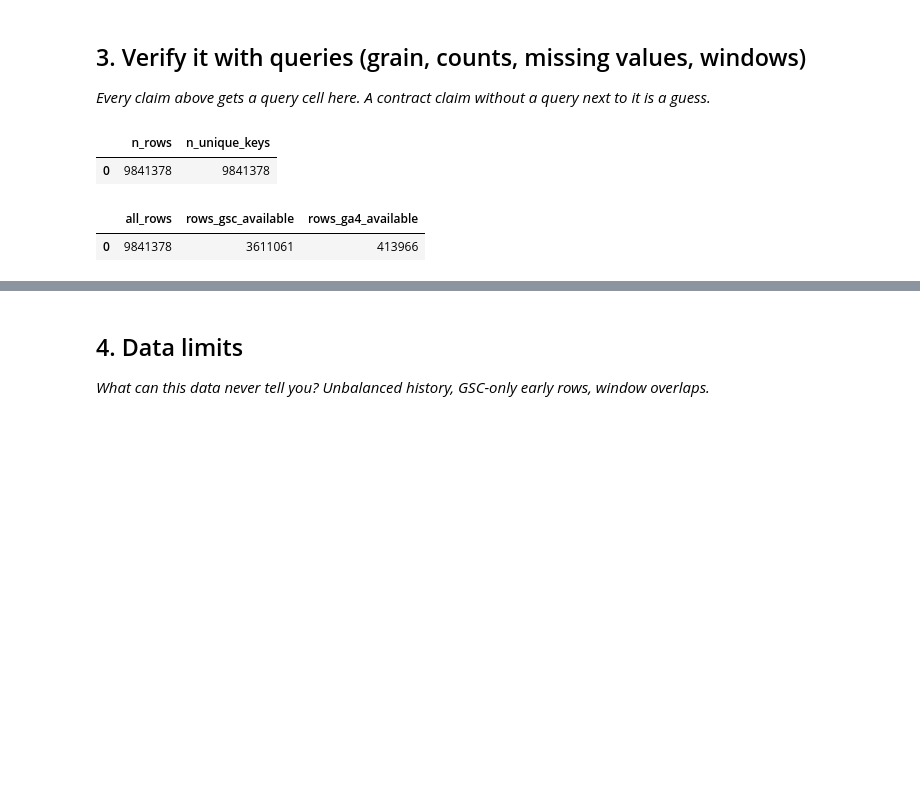
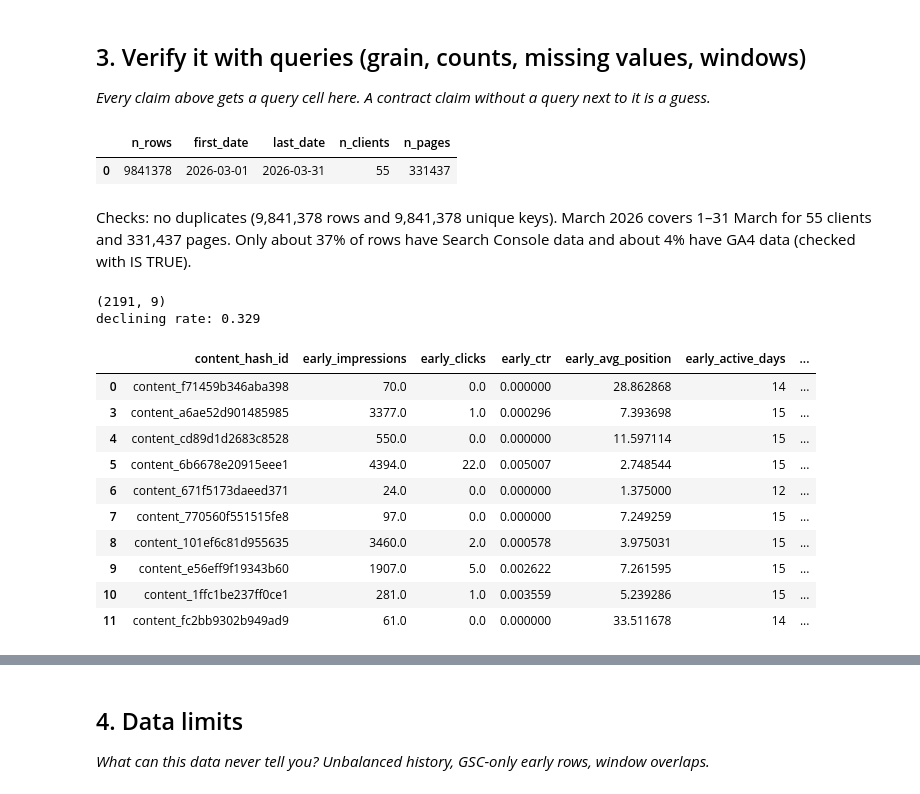
Before and after one commit to iankitthakur/flyrank-ml-internship, a Jupyter notebook: work/notebooks/w03_data_contract.ipynb, the cells around one changed output, grey strips where cells are left out. Saved outputs shown, nothing was run; the diff lists cells and outputs as text; code cells hidden in the pictures; blank space fills up the shorter version.

```diff
--- a/work/notebooks/w03_data_contract.ipynb
+++ b/work/notebooks/w03_data_contract.ipynb
@@ -108,24 +108,59 @@ FROM march
 # %%
 # This cell is for CODE (numbers, a query, a check).
 # Write your text answer in the cell ABOVE this one — typing sentences here breaks Run All.
-# %%
-con.sql("""
-SELECT
-  COUNT(*) AS n_rows,
-  (SELECT COUNT(*) FROM (SELECT DISTINCT report_date, client_hash_id, content_hash_id FROM march)) AS n_unique_keys
-FROM march
-""").df()
-# %% [output]
-|  | n_rows | n_unique_keys |
-| 0 | 9841378 | 9841378 |
-# %%
-con.sql("""
-SELECT
-  COUNT(*) AS all_rows,
-  COUNT(*) FILTER (WHERE gsc_data_available IS TRUE) AS rows_gsc_available,
-  COUNT(*) FILTER (WHERE ga4_data_available IS TRUE) AS rows_ga4_available
-FROM march
-""").df()
-# %% [output]
-|  | all_rows | rows_gsc_available | rows_ga4_available |
-| 0 | 9841378 | 3611061 | 413966 |
+# %%
+con.sql("""
+SELECT
+  COUNT(*) AS n_rows,
+  MIN(report_date) AS first_date,
+  MAX(report_date) AS last_date,
+  COUNT(DISTINCT client_hash_id) AS n_clients,
+  COUNT(DISTINCT content_hash_id) AS n_pages
+FROM march
+""").df()
+# %% [output]
+|  | n_rows | first_date | last_date | n_clients | n_pages |
+| 0 | 9841378 | 2026-03-01 | 2026-03-31 | 55 | 331437 |
+# %% [markdown]
+Checks: no duplicates (9,841,378 rows and 9,841,378 unique keys). March 2026 covers 1–31 March for 55 clients and 331,437 pages. Only about 37% of rows have Search Console data and about 4% have GA4 data (checked with IS TRUE).
+# %%
+frame = con.sql("""
+SELECT
+  client_hash_id, content_hash_id,
+  SUM(gsc_impressions)  FILTER (WHERE report_date <= DATE '2026-03-15') AS early_impressions,
+  SUM(gsc_clicks)       FILTER (WHERE report_date <= DATE '2026-03-15') AS early_clicks,
+  SUM(gsc_clicks) FILTER (WHERE report_date <= DATE '2026-03-15') * 1.0
+    / NULLIF(SUM(gsc_impressions) FILTER (WHERE report_date <= DATE '2026-03-15'), 0) AS early_ctr,
+  AVG(gsc_avg_position) FILTER (WHERE report_date <= DATE '2026-03-15') AS early_avg_position,
+  COUNT(*) FILTER (WHERE report_date <= DATE '2026-03-15' AND gsc_impressions > 0) AS early_active_days,
+  SUM(gsc_impressions)  FILTER (WHERE report_date >  DATE '2026-03-15') AS late_impressions
+FROM march
+WHERE gsc_data_available IS TRUE
+  AND hash(content_hash_id) % 50 = 0
+GROUP BY 1, 2
+""").df()
+
+df = frame[frame["early_impressions"] >= 20].copy()
+df["late_impressions"] = df["late_impressions"].fillna(0)
+df["label_declining"] = ((df["late_impressions"] / 16) < 0.8 * (df["early_impressions"] / 15)).astype(int)
+
+features = ["early_impressions", "early_clicks", "early_ctr", "early_avg_position", "early_active_days"]
+df[features] = df[features].fillna(0)
+
+print(df.shape)
+print("declining rate:", round(df["label_declining"].mean(), 3))
+df[["content_hash_id"] + features + ["label_declining"]].head(10)
+# %% [output]
+(2191, 9)
+declining rate: 0.329
+|  | content_hash_id | early_impressions | early_clicks | early_ctr | early_avg_position | early_active_days | ... |
+| 0 | content_f71459b346aba398 | 70.0 | 0.0 | 0.000000 | 28.862868 | 14 | ... |
+| 3 | content_a6ae52d901485985 | 3377.0 | 1.0 | 0.000296 | 7.393698 | 15 | ... |
+| 4 | content_cd89d1d2683c8528 | 550.0 | 0.0 | 0.000000 | 11.597114 | 15 | ... |
+| 5 | content_6b6678e20915eee1 | 4394.0 | 22.0 | 0.005007 | 2.748544 | 15 | ... |
+| 6 | content_671f5173daeed371 | 24.0 | 0.0 | 0.000000 | 1.375000 | 12 | ... |
+| 7 | content_770560f551515fe8 | 97.0 | 0.0 | 0.000000 | 7.249259 | 15 | ... |
+| 8 | content_101ef6c81d955635 | 3460.0 | 2.0 | 0.000578 | 3.975031 | 15 | ... |
+| 9 | content_e56eff9f19343b60 | 1907.0 | 5.0 | 0.002622 | 7.261595 | 15 | ... |
+| 10 | content_1ffc1be237ff0ce1 | 281.0 | 1.0 | 0.003559 | 5.239286 | 15 | ... |
+| 11 | content_fc2bb9302b949ad9 | 61.0 | 0.0 | 0.000000 | 33.511678 | 14 | ... |
```
Also changed, not shown: parts of 9 cells of this notebook.
